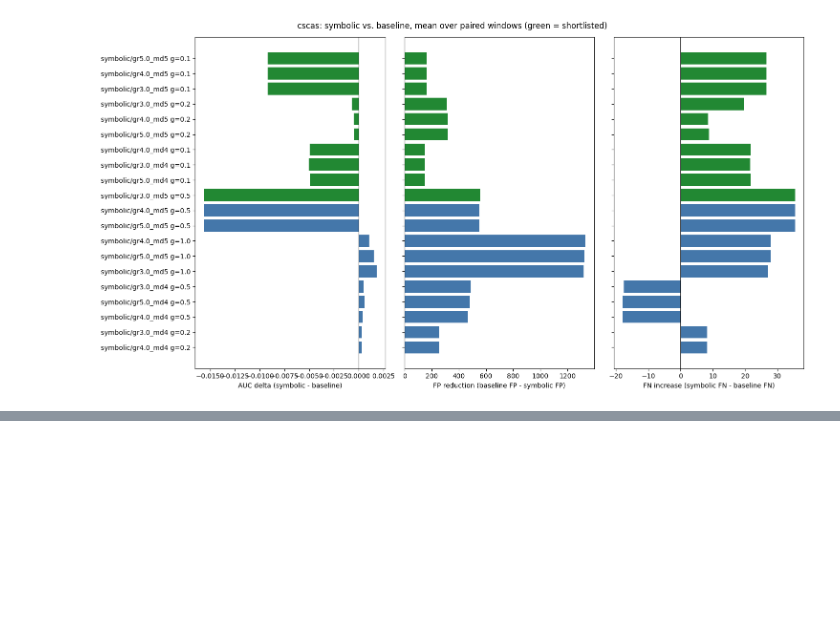
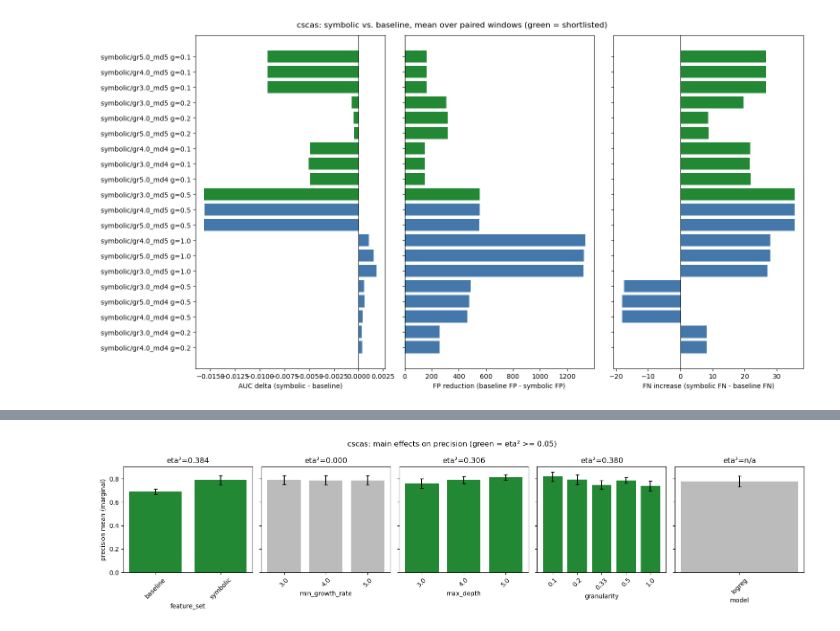
Before and after one commit to annaneliaa/msc-thesis, a Jupyter notebook: src/thesis/notebooks/config_selection.ipynb, the cells around one changed output, grey strips where cells are left out. Cells and saved outputs as stored; diff of their text form; code cells hidden in the pictures; blank space fills up the shorter version.

```diff
--- a/src/thesis/notebooks/config_selection.ipynb
+++ b/src/thesis/notebooks/config_selection.ipynb
@@ -366,0 +451,24 @@ fig.tight_layout()
+# %%
+effects = main_effects(summary_expanded, score_col="score_mean", param_cols=PARAM_COLS)
+
+params_with_data = [p for p in PARAM_COLS if p in effects["parameter"].unique()]
+n_params = len(params_with_data)
+fig, axes = plt.subplots(1, n_params, figsize=(3.2 * n_params, 4), sharey=True)
+if n_params == 1:
+    axes = [axes]
+
+for ax, param in zip(axes, params_with_data):
+    group = effects[effects["parameter"] == param].sort_values("level")
+    eta_sq = importance.loc[importance["parameter"] == param, "eta_squared"].iloc[0]
+    color = IMPORTANT_COLOR if pd.notna(eta_sq) and eta_sq >= IMPORTANT_ETA_THRESHOLD else FIXED_COLOR
+    ax.bar(group["level"].astype(str), group["mean"], yerr=group["std"], capsize=3, color=color)
+    ax.set_xlabel(param)
+    eta_label = f"{eta_sq:.3f}" if pd.notna(eta_sq) else "n/a"
+    ax.set_title(f"eta²={eta_label}")
+    ax.tick_params(axis="x", rotation=45)
+
+axes[0].set_ylabel(f"{SCORE_COL} mean (marginal)")
+fig.suptitle(f"{SCENARIO}: main effects on {SCORE_COL} (green = eta² >= {IMPORTANT_ETA_THRESHOLD})")
+fig.tight_layout()
+# %% [output]
+[figure, added]
```
Also changed, not shown: parts of 8 cells of this notebook, 35 other files.
